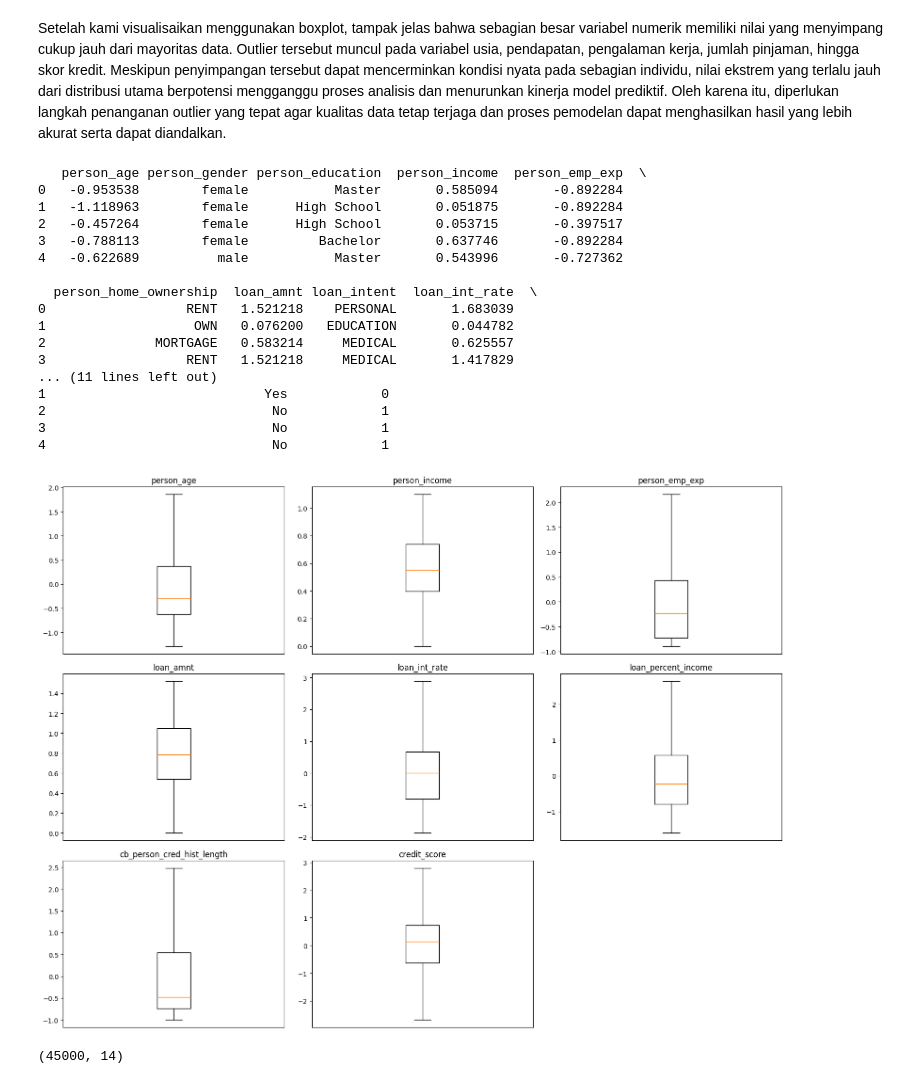
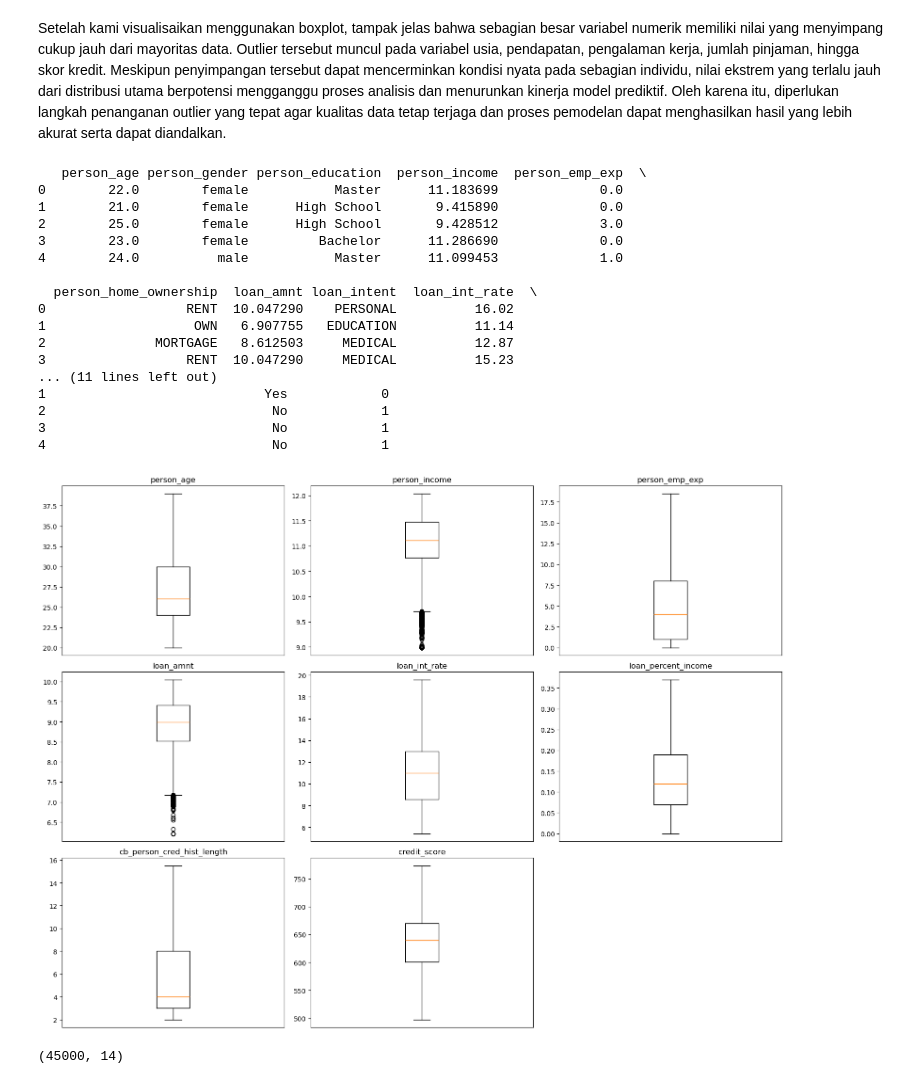
Before and after one commit to zaldiabdulhadi/eda-project-loan-dataset, a Jupyter notebook: EDA_Classification.ipynb, the cells around one changed output. Saved outputs shown, nothing was run; the diff lists cells and outputs as text; code cells hidden in the pictures.

```diff
--- a/EDA_Classification.ipynb
+++ b/EDA_Classification.ipynb
@@ -11,7 +11,7 @@ from sklearn.metrics import classification_report
 # %% [markdown]
 # Import Dataset
 # %%
-df = pd.read_csv("loan_data.csv")
+df = pd.read_csv("dataset/loan_data.csv")
 # %%
 df.head()
 # %% [output]
@@ -123,5 +119,0 @@ target_col = "loan_status"
-# %%
-scaler = StandardScaler()
-df[numerical_cols] = scaler.fit_transform(df[numerical_cols])
-print(df.head())
-df.to_csv("loan_data_standarisasi.csv", index=False)
@@ -146,7 +120,5 @@ df.to_csv("loan_data_standarisasi.csv", index=False)
 # %% [markdown]
 ## Tindakan Terhadap Outlier
-# %%
-df = pd.read_csv("loan_data_standarisasi.csv")
 # %%
 df.head()
 # %% [output]
@@ -196,17 +168,17 @@ for col in log_cols:
 print(df_clean.head())
 # %% [output]
    person_age person_gender person_education  person_income  person_emp_exp  \
-0   -0.953538        female           Master       0.585094       -0.892284
-1   -1.118963        female      High School       0.051875       -0.892284
-2   -0.457264        female      High School       0.053715       -0.397517
-3   -0.788113        female         Bachelor       0.637746       -0.892284
-4   -0.622689          male           Master       0.543996       -0.727362
+0        22.0        female           Master      11.183699             0.0
+1        21.0        female      High School       9.415890             0.0
+2        25.0        female      High School       9.428512             3.0
+3        23.0        female         Bachelor      11.286690             0.0
+4        24.0          male           Master      11.099453             1.0
 
   person_home_ownership  loan_amnt loan_intent  loan_int_rate  \
-0                  RENT   1.521218    PERSONAL       1.683039
-1                   OWN   0.076200   EDUCATION       0.044782
-2              MORTGAGE   0.583214     MEDICAL       0.625557
-3                  RENT   1.521218     MEDICAL       1.417829
+0                  RENT  10.047290    PERSONAL          16.02
+1                   OWN   6.907755   EDUCATION          11.14
+2              MORTGAGE   8.612503     MEDICAL          12.87
+3                  RENT  10.047290     MEDICAL          15.23
 ... (11 lines left out)
 1                            Yes            0
 2                             No            1
@@ -215,16 +187,16 @@ print(df_clean.head())
 # %%
 plt.figure(figsize=(16, 12))
 
 for i, col in enumerate(numerical_cols, 1):
     plt.subplot(3, 3, i)
-    plt.boxplot(df_tes[col].dropna())
+    plt.boxplot(df_clean[col].dropna())
     plt.title(col)
     plt.xticks([])
 
 plt.tight_layout()
 plt.show()
 # %% [output]
-[figure, old version]
+[figure, new version]
 # %%
 df_clean.shape
 # %% [output]
```
Also changed, not shown: parts of 12 cells of this notebook, 1 other file.
